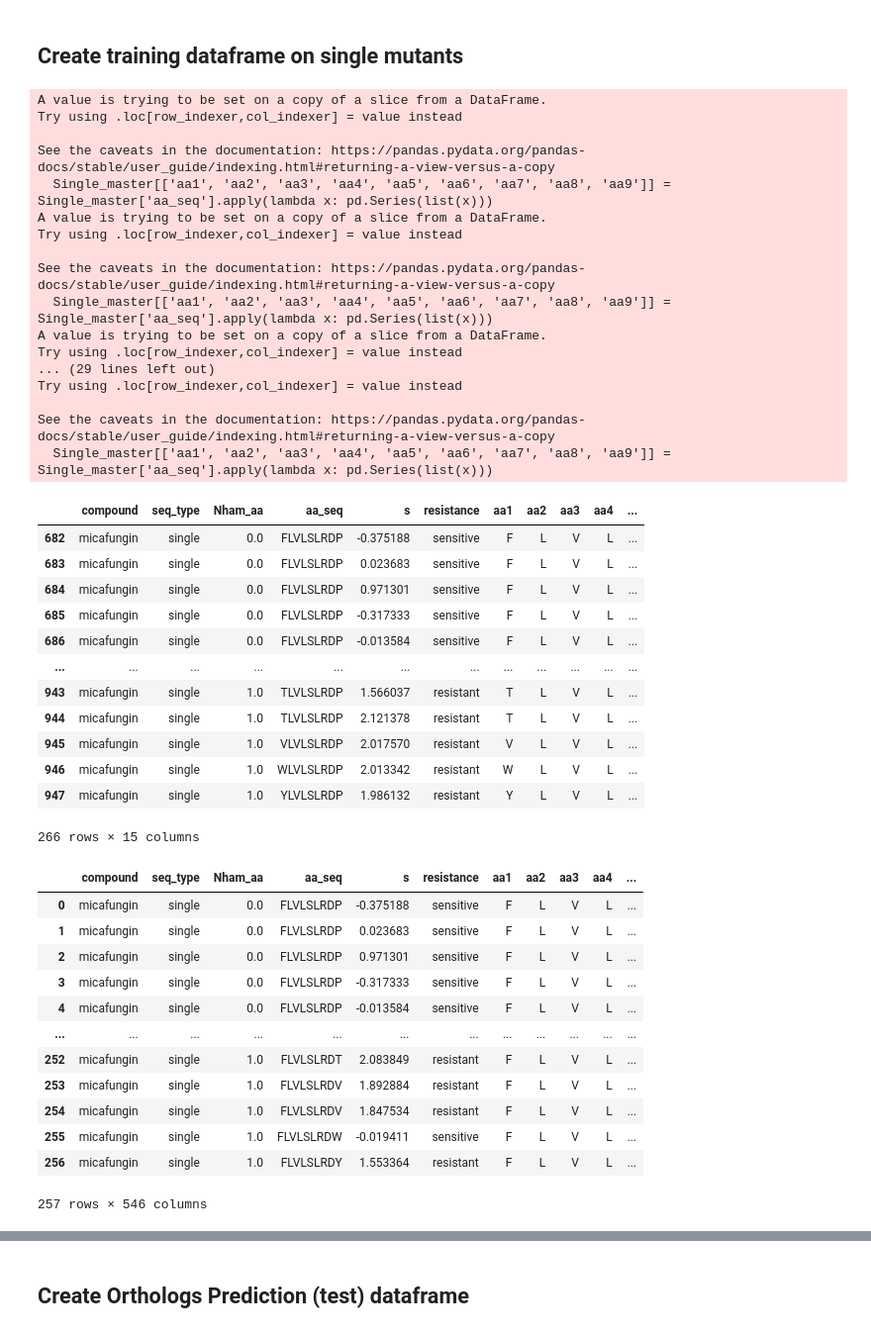
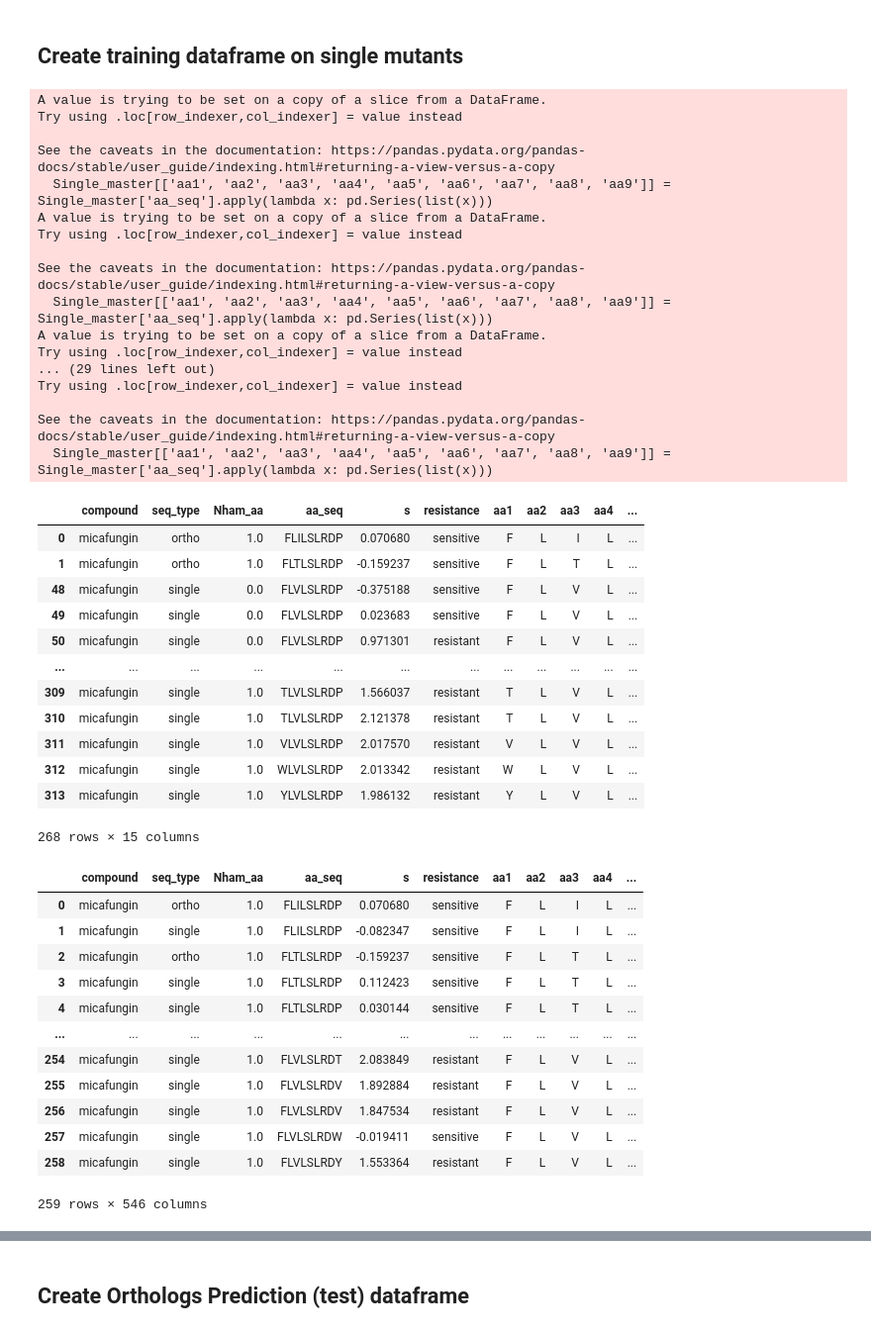
Before and after one commit to MathieuGig/Predict_Resistance_FKS1_GigM, a Jupyter notebook: Predict_orthologs-Copy-TuneHyperparams.ipynb, the cells around one changed output, grey strips where cells are left out. Shown at 99% size. Drawn from its saved outputs; the diff is of its cells as text; code cells hidden in the pictures.

```diff
--- a/Predict_orthologs-Copy-TuneHyperparams.ipynb
+++ b/Predict_orthologs-Copy-TuneHyperparams.ipynb
@@ -23,7 +23,7 @@ import os
 # %%
 # VIP. Very important parameter. The Antifungal drug.
 # Choices are : 'caspofungin', 'anidulafungin', 'micafungin'
-drug = 'caspofungin'
+drug = 'micafungin'
 
 # Dictionary to convert 3-level resistance classification to 2-level
 parse_res_class = {'deleterious':'sensitive',
@@ -37,22 +37,6 @@ parse_res_class = {'deleterious':'sensitive',
 # %%
 df = pd.read_csv('nt_refined_classification.csv', index_col=0)
 
-master = df[['compound', 'seq_type', 'Nham_aa', 'aa_seq', 's', 'aa_class']]
-
-master['resistance'] = np.where(master['aa_class'] == 'WT-like', 'sensitive', 'resistant')
-
-master = master.drop(columns='aa_class')
-
-drug_master = master[master['compound'] == drug]
-
-drug_master
-
-df = pd.read_csv('nt_refined_classification.csv', index_col=0)
-
-#master = df[['compound', 'seq_type', 'Nham_aa', 'aa_seq', 's', 'aa_class']]
-#master['resistance'] = np.where(master['aa_class'] == 'WT-like', 'sensitive', 'resistant')
-#master = master.drop(columns='aa_class')
-#drug_master = master[master['compound'] == drug]
 
 drug_master = df[df.compound == drug][['compound', 'seq_type', 'Nham_aa', 'aa_seq', 's', 'refined_class']]
 drug_master['resistance'] = drug_master.refined_class.replace(parse_res_class)
@@ -106,43 +85,45 @@ AAproperties
 # %% [markdown]
 ## Create training dataframe on single mutants
 # %%
-Single_master = drug_master.loc[(drug_master['seq_type'] == 'single')]
+#Single_master = drug_master.loc[(drug_master['seq_type'] == 'single')]
+
+Single_master = drug_master.loc[drug_master.Nham_aa <=1]
 
 # Explode aa_seq into many columns
 Single_master[['aa1', 'aa2', 'aa3', 'aa4', 'aa5', 'aa6', 'aa7', 'aa8', 'aa9']] = Single_master['aa_seq'].apply(lambda x: pd.Series(list(x)))
 
 Single_master
 # %% [output]
 A value is trying to be set on a copy of a slice from a DataFrame.
 Try using .loc[row_indexer,col_indexer] = value instead
 
 See the caveats in the documentation: https://pandas.pydata.org/pandas-docs/stable/user_guide/indexing.html#returning-a-view-versus-a-copy
   Single_master[['aa1', 'aa2', 'aa3', 'aa4', 'aa5', 'aa6', 'aa7', 'aa8', 'aa9']] = Single_master['aa_seq'].apply(lambda x: pd.Series(list(x)))
 A value is trying to be set on a copy of a slice from a DataFrame.
 Try using .loc[row_indexer,col_indexer] = value instead
 
 See the caveats in the documentation: https://pandas.pydata.org/pandas-docs/stable/user_guide/indexing.html#returning-a-view-versus-a-copy
   Single_master[['aa1', 'aa2', 'aa3', 'aa4', 'aa5', 'aa6', 'aa7', 'aa8', 'aa9']] = Single_master['aa_seq'].apply(lambda x: pd.Series(list(x)))
 A value is trying to be set on a copy of a slice from a DataFrame.
 Try using .loc[row_indexer,col_indexer] = value instead
 ... (29 lines left out)
 Try using .loc[row_indexer,col_indexer] = value instead
 
 See the caveats in the documentation: https://pandas.pydata.org/pandas-docs/stable/user_guide/indexing.html#returning-a-view-versus-a-copy
   Single_master[['aa1', 'aa2', 'aa3', 'aa4', 'aa5', 'aa6', 'aa7', 'aa8', 'aa9']] = Single_master['aa_seq'].apply(lambda x: pd.Series(list(x)))
 |  | compound | seq_type | Nham_aa | aa_seq | s | resistance | aa1 | aa2 | aa3 | aa4 | ... |
-| 682 | micafungin | single | 0.0 | FLVLSLRDP | -0.375188 | sensitive | F | L | V | L | ... |
-| 683 | micafungin | single | 0.0 | FLVLSLRDP | 0.023683 | sensitive | F | L | V | L | ... |
-| 684 | micafungin | single | 0.0 | FLVLSLRDP | 0.971301 | sensitive | F | L | V | L | ... |
-| 685 | micafungin | single | 0.0 | FLVLSLRDP | -0.317333 | sensitive | F | L | V | L | ... |
-| 686 | micafungin | single | 0.0 | FLVLSLRDP | -0.013584 | sensitive | F | L | V | L | ... |
+| 0 | micafungin | ortho | 1.0 | FLILSLRDP | 0.070680 | sensitive | F | L | I | L | ... |
+| 1 | micafungin | ortho | 1.0 | FLTLSLRDP | -0.159237 | sensitive | F | L | T | L | ... |
+| 48 | micafungin | single | 0.0 | FLVLSLRDP | -0.375188 | sensitive | F | L | V | L | ... |
+| 49 | micafungin | single | 0.0 | FLVLSLRDP | 0.023683 | sensitive | F | L | V | L | ... |
+| 50 | micafungin | single | 0.0 | FLVLSLRDP | 0.971301 | resistant | F | L | V | L | ... |
 | ... | ... | ... | ... | ... | ... | ... | ... | ... | ... | ... | ... |
-| 943 | micafungin | single | 1.0 | TLVLSLRDP | 1.566037 | resistant | T | L | V | L | ... |
-| 944 | micafungin | single | 1.0 | TLVLSLRDP | 2.121378 | resistant | T | L | V | L | ... |
-| 945 | micafungin | single | 1.0 | VLVLSLRDP | 2.017570 | resistant | V | L | V | L | ... |
-| 946 | micafungin | single | 1.0 | WLVLSLRDP | 2.013342 | resistant | W | L | V | L | ... |
-| 947 | micafungin | single | 1.0 | YLVLSLRDP | 1.986132 | resistant | Y | L | V | L | ... |
+| 309 | micafungin | single | 1.0 | TLVLSLRDP | 1.566037 | resistant | T | L | V | L | ... |
+| 310 | micafungin | single | 1.0 | TLVLSLRDP | 2.121378 | resistant | T | L | V | L | ... |
+| 311 | micafungin | single | 1.0 | VLVLSLRDP | 2.017570 | resistant | V | L | V | L | ... |
+| 312 | micafungin | single | 1.0 | WLVLSLRDP | 2.013342 | resistant | W | L | V | L | ... |
+| 313 | micafungin | single | 1.0 | YLVLSLRDP | 1.986132 | resistant | Y | L | V | L | ... |
-266 rows × 15 columns
+268 rows × 15 columns
 # %%
 # Merge dataframe with AAproperties
 Single_merged = pd.merge(left=Single_master, right=AAproperties, how='inner', indicator='location1', suffixes=(None, '_aa1'), on='aa1')
@@ -182,18 +163,18 @@ Single_merged = pd.merge(left=Single_merged, right=AAproperties, how='inner', in
 Single_merged
 # %% [output]
 |  | compound | seq_type | Nham_aa | aa_seq | s | resistance | aa1 | aa2 | aa3 | aa4 | ... |
-| 0 | micafungin | single | 0.0 | FLVLSLRDP | -0.375188 | sensitive | F | L | V | L | ... |
-| 1 | micafungin | single | 0.0 | FLVLSLRDP | 0.023683 | sensitive | F | L | V | L | ... |
-| 2 | micafungin | single | 0.0 | FLVLSLRDP | 0.971301 | sensitive | F | L | V | L | ... |
-| 3 | micafungin | single | 0.0 | FLVLSLRDP | -0.317333 | sensitive | F | L | V | L | ... |
-| 4 | micafungin | single | 0.0 | FLVLSLRDP | -0.013584 | sensitive | F | L | V | L | ... |
+| 0 | micafungin | ortho | 1.0 | FLILSLRDP | 0.070680 | sensitive | F | L | I | L | ... |
+| 1 | micafungin | single | 1.0 | FLILSLRDP | -0.082347 | sensitive | F | L | I | L | ... |
+| 2 | micafungin | ortho | 1.0 | FLTLSLRDP | -0.159237 | sensitive | F | L | T | L | ... |
+| 3 | micafungin | single | 1.0 | FLTLSLRDP | 0.112423 | sensitive | F | L | T | L | ... |
+| 4 | micafungin | single | 1.0 | FLTLSLRDP | 0.030144 | sensitive | F | L | T | L | ... |
 | ... | ... | ... | ... | ... | ... | ... | ... | ... | ... | ... | ... |
-| 252 | micafungin | single | 1.0 | FLVLSLRDT | 2.083849 | resistant | F | L | V | L | ... |
-| 253 | micafungin | single | 1.0 | FLVLSLRDV | 1.892884 | resistant | F | L | V | L | ... |
-| 254 | micafungin | single | 1.0 | FLVLSLRDV | 1.847534 | resistant | F | L | V | L | ... |
-| 255 | micafungin | single | 1.0 | FLVLSLRDW | -0.019411 | sensitive | F | L | V | L | ... |
-| 256 | micafungin | single | 1.0 | FLVLSLRDY | 1.553364 | resistant | F | L | V | L | ... |
+| 254 | micafungin | single | 1.0 | FLVLSLRDT | 2.083849 | resistant | F | L | V | L | ... |
+| 255 | micafungin | single | 1.0 | FLVLSLRDV | 1.892884 | resistant | F | L | V | L | ... |
+| 256 | micafungin | single | 1.0 | FLVLSLRDV | 1.847534 | resistant | F | L | V | L | ... |
+| 257 | micafungin | single | 1.0 | FLVLSLRDW | -0.019411 | sensitive | F | L | V | L | ... |
+| 258 | micafungin | single | 1.0 | FLVLSLRDY | 1.553364 | resistant | F | L | V | L | ... |
-257 rows × 546 columns
+259 rows × 546 columns
 # %%
 # Get training data for machine learning.
 X_train = Single_merged.drop(columns=['seq_type', 'aa_seq', 'compound', 's', 'Nham_aa', 'resistance',
```
Also changed, not shown: parts of 9 cells of this notebook, 15 other files.
